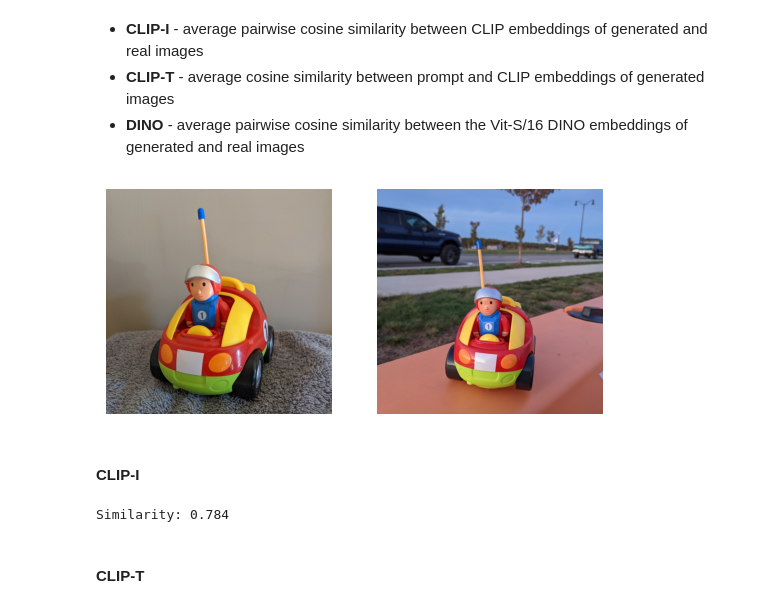
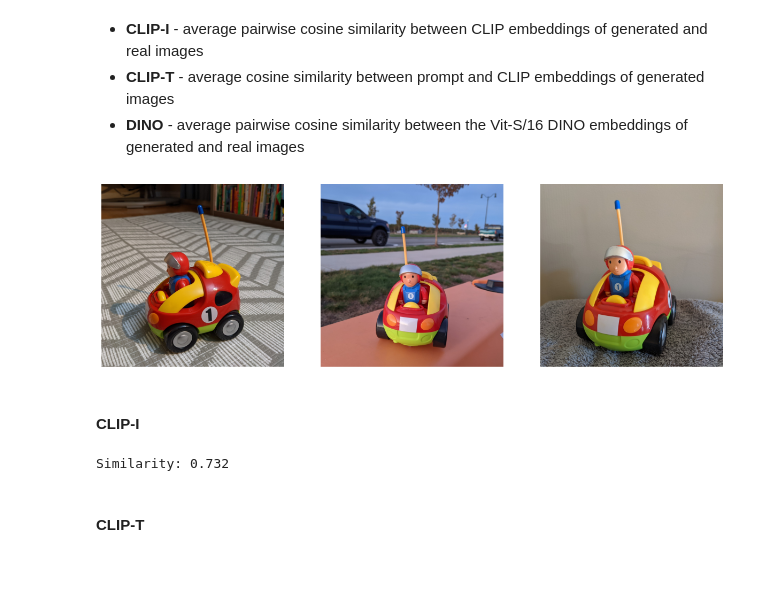
Before and after one commit to luk-st/continual-lora, a Jupyter notebook: notebooks/01_similarity_metrics.ipynb, the cells around one changed output. Drawn from its saved outputs; the diff is of its cells as text; code cells hidden in the pictures; blank space fills up the shorter version.

```diff
--- a/notebooks/01_similarity_metrics.ipynb
+++ b/notebooks/01_similarity_metrics.ipynb
@@ -14,22 +14,25 @@ from transformers import AutoModel, AutoProcessor, AutoTokenizer
 # %%
 device = torch.device('cuda' if torch.cuda.is_available() else "cpu")
 # %%
-img_path_1 = '/net/tscratch/people/plgkzaleska/ziplora-analysis/data/dreambooth/dataset/rc_car/03.jpg'
+img_path_1 = '/net/tscratch/people/plgkzaleska/ziplora-analysis/data/dreambooth/dataset/rc_car/01.jpg'
 img_path_2 = '/net/tscratch/people/plgkzaleska/ziplora-analysis/data/dreambooth/dataset/rc_car/02.jpg'
+img_path_3 = '/net/tscratch/people/plgkzaleska/ziplora-analysis/data/dreambooth/dataset/rc_car/03.jpg'
 # %%
 image1 = Image.open(img_path_1)
 image2 = Image.open(img_path_2)
+image3 = Image.open(img_path_3)
 # %%
 # display images in figure
-fig, ax = plt.subplots(1, 2)
+fig, ax = plt.subplots(1, 3, figsize=(15, 15))
 ax[0].imshow(image1)
 ax[1].imshow(image2)
+ax[2].imshow(image3)
 # hide the axes
 for ax in ax:
     ax.axis('off')
 plt.show()
 # %% [output]
-[figure, old version]
+[figure, new version]
 # %% [markdown]
 #### **CLIP-I**
 # %%
@@ -45,7 +48,7 @@ image_features2 = clip_model.get_image_features(**inputs2)
 sim = F.cosine_similarity(image_features1[0], image_features2[0], dim=0)
 print(f"Similarity: {sim.item():.3f}")
 # %% [output]
-Similarity: 0.784
+Similarity: 0.732
 # %% [markdown]
 #### **CLIP-T**
 # %%
```
Also changed, not shown: parts of 5 cells of this notebook.
